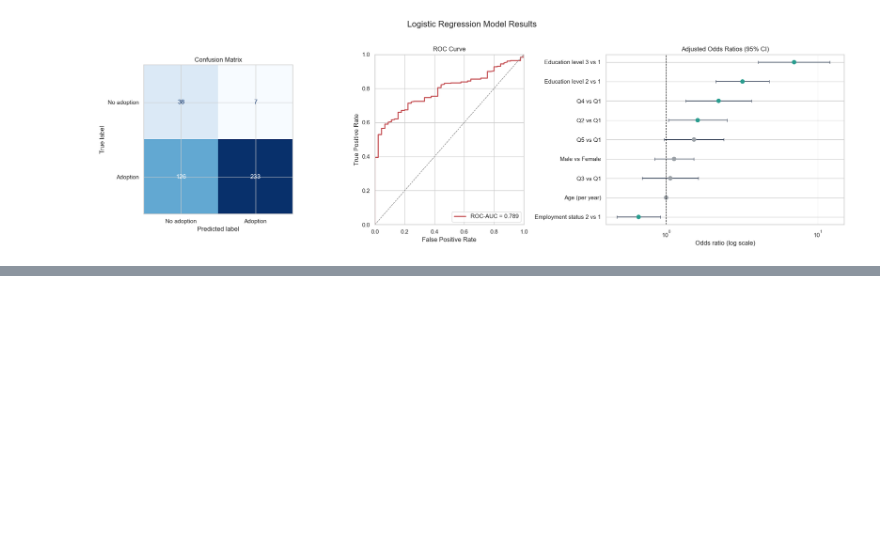
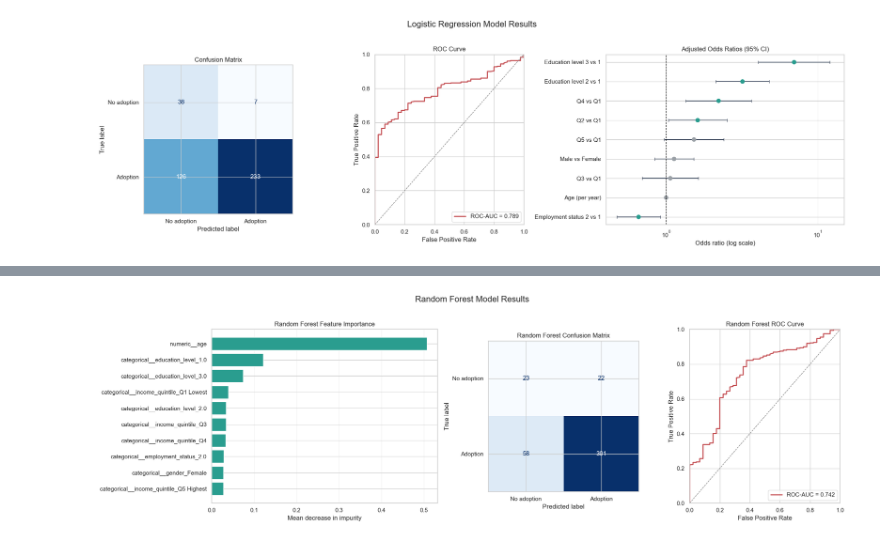
Before and after one commit to ArslanAmanov/Finance, a Jupyter notebook: QuantAnalyses/QME_term_project/EDA.ipynb, the cells around one changed output, grey strips where cells are left out. Cells and saved outputs as stored; diff of their text form; code cells hidden in the pictures; blank space fills up the shorter version.

```diff
--- a/QuantAnalyses/QME_term_project/EDA.ipynb
+++ b/QuantAnalyses/QME_term_project/EDA.ipynb
@@ -1252,0 +1336,49 @@ plt.show()
+# %%
+from sklearn.metrics import ConfusionMatrixDisplay, roc_curve
+
+top_features = rf_importances.head(10).sort_values("importance")
+rf_fpr, rf_tpr, _ = roc_curve(rf_y_test, rf_y_prob)
+rf_roc_auc = roc_auc_score(rf_y_test, rf_y_prob)
+
+fig, axes = plt.subplots(1, 3, figsize=(20, 6), gridspec_kw={"width_ratios": [1.5, 1, 1]})
+
+axes[0].barh(top_features["feature"], top_features["importance"], color="#2A9D8F")
+axes[0].set(
+    title="Random Forest Feature Importance",
+    xlabel="Mean decrease in impurity",
+    ylabel="",
+)
+axes[0].grid(axis="x", alpha=0.25)
+
+ConfusionMatrixDisplay.from_predictions(
+    rf_y_test,
+    rf_y_pred,
+    display_labels=["No adoption", "Adoption"],
+    cmap="Blues",
+    colorbar=False,
+    ax=axes[1],
+)
+axes[1].set_title("Random Forest Confusion Matrix")
+
+axes[2].plot(
+    rf_fpr,
+    rf_tpr,
+    color="#C44E52",
+    linewidth=2,
+    label=f"ROC-AUC = {rf_roc_auc:.3f}",
+)
+axes[2].plot([0, 1], [0, 1], linestyle="--", color="gray", linewidth=1)
+axes[2].set(
+    title="Random Forest ROC Curve",
+    xlabel="False Positive Rate",
+    ylabel="True Positive Rate",
+    xlim=(0, 1),
+    ylim=(0, 1),
+)
+axes[2].legend(loc="lower right")
+
+fig.suptitle("Random Forest Model Results", fontsize=16, y=1.02)
+plt.tight_layout()
+plt.show()
+# %% [output]
+[figure, added]
```
Also changed, not shown: parts of 8 cells of this notebook.
